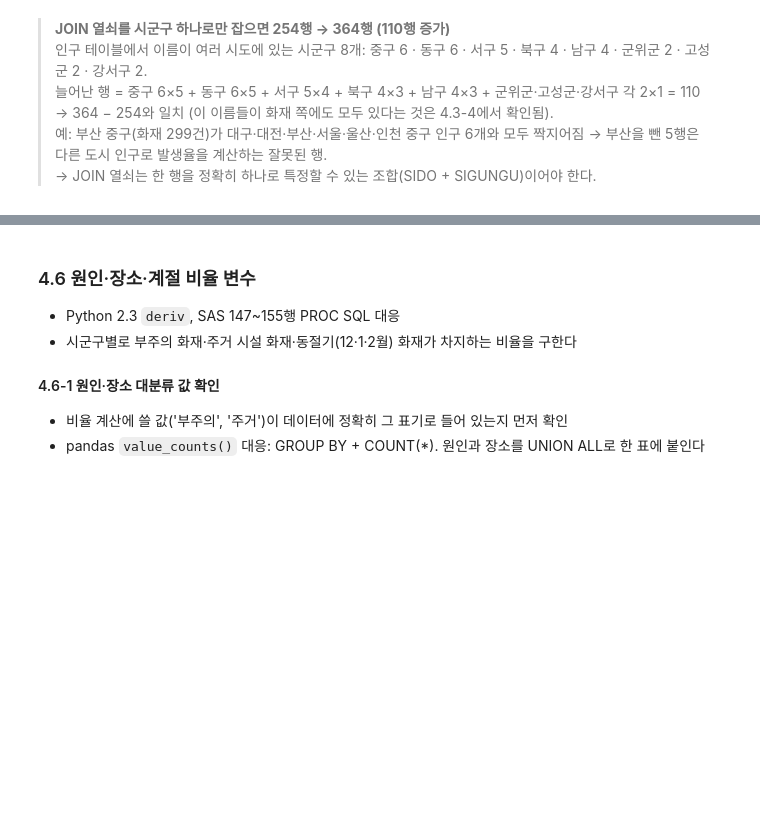
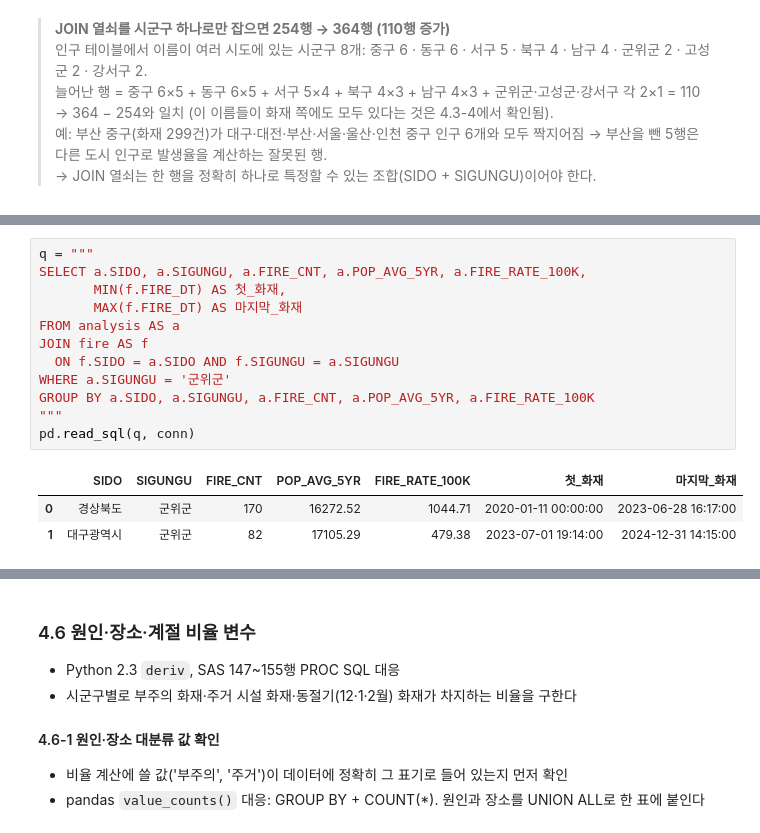
Before and after one commit to woohyun029/SQL-Data-Processing-Practice, a Jupyter notebook: SQL_04_FIRE.ipynb, the cells around one changed output, grey strips where cells are left out. Cells and saved outputs as stored; diff of their text form; blank space fills up the shorter version.

Commit message:
SQL_04_FIRE

```diff
--- a/SQL_04_FIRE.ipynb
+++ b/SQL_04_FIRE.ipynb
@@ -491,0 +497,16 @@ pd.read_sql(q, conn)
+# %%
+q = """
+SELECT a.SIDO, a.SIGUNGU, a.FIRE_CNT, a.POP_AVG_5YR, a.FIRE_RATE_100K,
+       MIN(f.FIRE_DT) AS 첫_화재,
+       MAX(f.FIRE_DT) AS 마지막_화재
+FROM analysis AS a
+JOIN fire AS f
+  ON f.SIDO = a.SIDO AND f.SIGUNGU = a.SIGUNGU
+WHERE a.SIGUNGU = '군위군'
+GROUP BY a.SIDO, a.SIGUNGU, a.FIRE_CNT, a.POP_AVG_5YR, a.FIRE_RATE_100K
+"""
+pd.read_sql(q, conn)
+# %% [output]
+|  | SIDO | SIGUNGU | FIRE_CNT | POP_AVG_5YR | FIRE_RATE_100K | 첫_화재 | 마지막_화재 |
+| 0 | 경상북도 | 군위군 | 170 | 16272.52 | 1044.71 | 2020-01-11 00:00:00 | 2023-06-28 16:17:00 |
+| 1 | 대구광역시 | 군위군 | 82 | 17105.29 | 479.38 | 2023-07-01 19:14:00 | 2024-12-31 14:15:00 |
```
Also changed, not shown: parts of 7 cells of this notebook.
